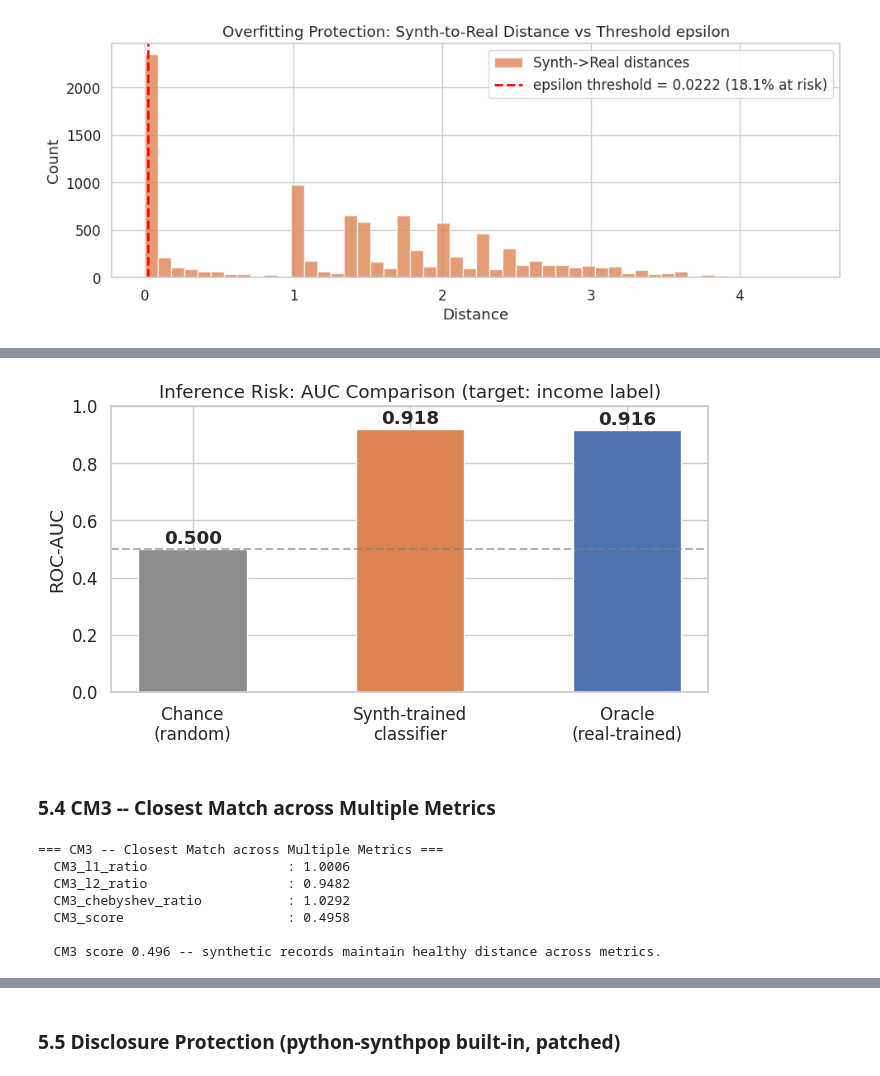
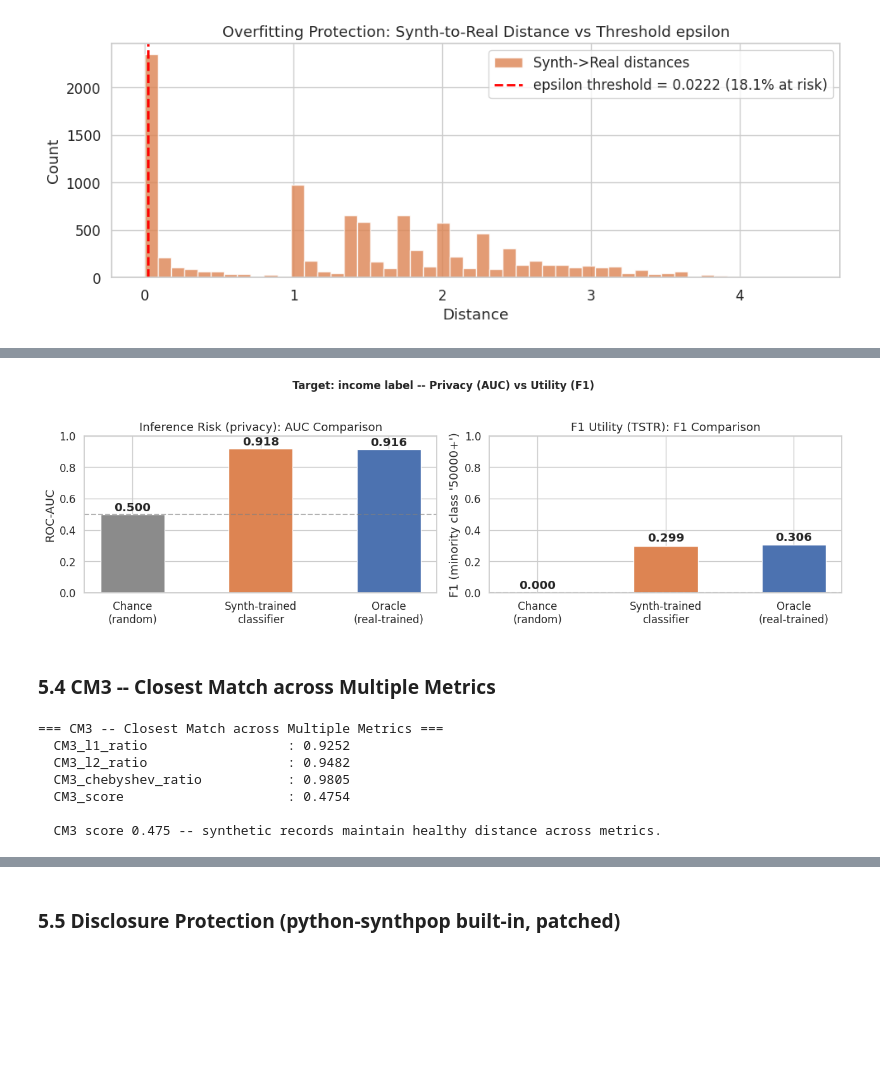
Before and after one commit to TinyClayMan/unibo_ethics_ai, a Jupyter notebook: census_synthpop_privacy.ipynb, the cells around one changed output, grey strips where cells are left out. Saved outputs shown, nothing was run; the diff lists cells and outputs as text; code cells hidden in the pictures; blank space fills up the shorter version.

Commit message:
Synthpop - Added F1

```diff
--- a/census_synthpop_privacy.ipynb
+++ b/census_synthpop_privacy.ipynb
@@ -91,10 +92,10 @@ We reduce to 50,000 rows using **stratified sampling on `label`** (the income in
 # %%
 from sdv.datasets.demo import download_demo
 
-#downloaded_demo = download_demo(modality='single_table', dataset_name='census')
-#df_full = downloaded_demo[0]
+downloaded_demo = download_demo(modality='single_table', dataset_name='census')
+df_full = downloaded_demo[0]
 
-df_full = pd.read_csv('census.csv')
+#df_full = pd.read_csv('census.csv')
 print(f'Full dataset shape: {df_full.shape}')
 print(f'\nLabel distribution (full data):')
 print(df_full['label'].value_counts(normalize=True).round(4))
@@ -763,18 +828,31 @@ else:
 # %%
-fig, ax = plt.subplots(figsize=(7, 4))
+fig, axes = plt.subplots(1, 2, figsize=(13, 4))
+
+ax = axes[0]
 labels = ['Chance\n(random)', 'Synth-trained\nclassifier', 'Oracle\n(real-trained)']
 values = [inf_obj.chance_auc, inf_obj.synth_auc, inf_obj.oracle_auc]
 colors = ['#8B8B8B', '#DD8452', '#4C72B0']
 bars = ax.bar(labels, values, color=colors, width=0.5, edgecolor='white')
 for bar, val in zip(bars, values):
     ax.text(bar.get_x() + bar.get_width()/2, bar.get_height() + 0.005, f'{val:.3f}', ha='center', va='bottom', fontweight='bold')
 ax.set_ylim(0, 1.0); ax.set_ylabel('ROC-AUC')
-ax.set_title('Inference Risk: AUC Comparison (target: income label)')
+ax.set_title('Inference Risk (privacy): AUC Comparison')
 ax.axhline(inf_obj.chance_auc, color='gray', linestyle='--', alpha=0.6)
+
+ax = axes[1]
+f1_values = [inf_obj.chance_f1, inf_obj.synth_f1, inf_obj.oracle_f1]
+bars = ax.bar(labels, f1_values, color=colors, width=0.5, edgecolor='white')
+for bar, val in zip(bars, f1_values):
+    ax.text(bar.get_x() + bar.get_width()/2, bar.get_height() + 0.01, f'{val:.3f}', ha='center', va='bottom', fontweight='bold')
+ax.set_ylim(0, 1.0); ax.set_ylabel("F1 (minority class '50000+')")
+ax.set_title('F1 Utility (TSTR): F1 Comparison')
+ax.axhline(inf_obj.chance_f1, color='gray', linestyle='--', alpha=0.6)
+
+plt.suptitle('Target: income label -- Privacy (AUC) vs Utility (F1)', fontsize=12, fontweight='bold', y=1.02)
 plt.tight_layout()
 plt.show()
 # %% [output]
-[figure, old version]
+[figure, new version]
 # %% [markdown]
 ### 5.4 CM3 -- Closest Match across Multiple Metrics
 # %%
@@ -783,19 +861,19 @@ class CM3:
     CM3 aggregates three complementary distance signals: L1 (Manhattan),
     L2 (Euclidean), L-infinity (Chebyshev).
 
-    scikit-learn's NearestNeighbors has a fast vectorized path for euclidean
-    but falls back to a much slower per-pair loop for manhattan/chebyshev --
-    roughly 20x slower at this dimensionality (~370 one-hot expanded
-    features). We compute L2 on the full privacy subsample (cheap, and reused
-    from the same encoding as DCR) but compute L1/Chebyshev on a smaller
-    secondary subsample to keep runtime bounded across the lambda_p sweep.
+    All three metrics are computed on the FULL privacy subsample passed in
+    (no further sub-subsampling). Note that scikit-learn's NearestNeighbors
+    has a fast vectorized path for euclidean but falls back to a much slower
+    per-pair loop for manhattan/chebyshev -- roughly 20-30x slower at this
+    dimensionality (~370 one-hot expanded features) and this scale (10,000
+    rows). This makes CM3 the most expensive metric in the sweep (~2-2.5 min
+    per call instead of ~20s), but keeps every ratio computed on the same,
+    full-precision sample as DCR/OVF/Inference Risk/Disclosure Protection.
     """
     METRICS = ['l1', 'l2', 'chebyshev']
 
-    def __init__(self, real_arr, synth_arr, n_slow_metrics=3000, seed=RANDOM_STATE):
+    def __init__(self, real_arr, synth_arr):
         self.real_arr, self.synth_arr = real_arr, synth_arr
-        self.n_slow = min(n_slow_metrics, len(real_arr), len(synth_arr))
-        self.seed = seed
 
     def _ratio(self, metric, real_arr, synth_arr):
         nn_sr = NearestNeighbors(n_neighbors=1, metric=metric).fit(real_arr)
@@ -805,17 +883,9 @@ class CM3:
         return float(np.mean(sr)), float(np.mean(rr[:, 1]))
 
     def compute(self):
-        rng = np.random.RandomState(self.seed)
-        real_idx = rng.choice(len(self.real_arr), size=self.n_slow, replace=False)
-        synth_idx = rng.choice(len(self.synth_arr), size=self.n_slow, replace=False)
-        real_small, synth_small = self.real_arr[real_idx], self.synth_arr[synth_idx]
-
         ratios, details = [], {}
         for m in self.METRICS:
-            if m == 'l2':
-                sr_mean, rr_mean = self._ratio(m, self.real_arr, self.synth_arr)
-            else:
-                sr_mean, rr_mean = self._ratio(m, real_small, synth_small)
+            sr_mean, rr_mean = self._ratio(m, self.real_arr, self.synth_arr)
             ratio = sr_mean / (rr_mean + 1e-9)
             ratios.append(np.clip(ratio, 1e-6, 2.0))
             details[f'CM3_{m}_ratio'] = ratio
@@ -841,12 +911,12 @@ else:
     print(f'  CM3 score {score:.3f} -- some distance metrics suggest proximity risk.')
 # %% [output]
 === CM3 -- Closest Match across Multiple Metrics ===
-  CM3_l1_ratio                  : 1.0006
+  CM3_l1_ratio                  : 0.9252
   CM3_l2_ratio                  : 0.9482
-  CM3_chebyshev_ratio           : 1.0292
-  CM3_score                     : 0.4958
+  CM3_chebyshev_ratio           : 0.9805
+  CM3_score                     : 0.4754
 
-  CM3 score 0.496 -- synthetic records maintain healthy distance across metrics.
+  CM3 score 0.475 -- synthetic records maintain healthy distance across metrics.
 # %%
 fig, ax = plt.subplots(figsize=(7, 4))
 labels = ['L1 ratio', 'L2 ratio', 'L-inf ratio']
```
Also changed, not shown: parts of 19 cells of this notebook.
